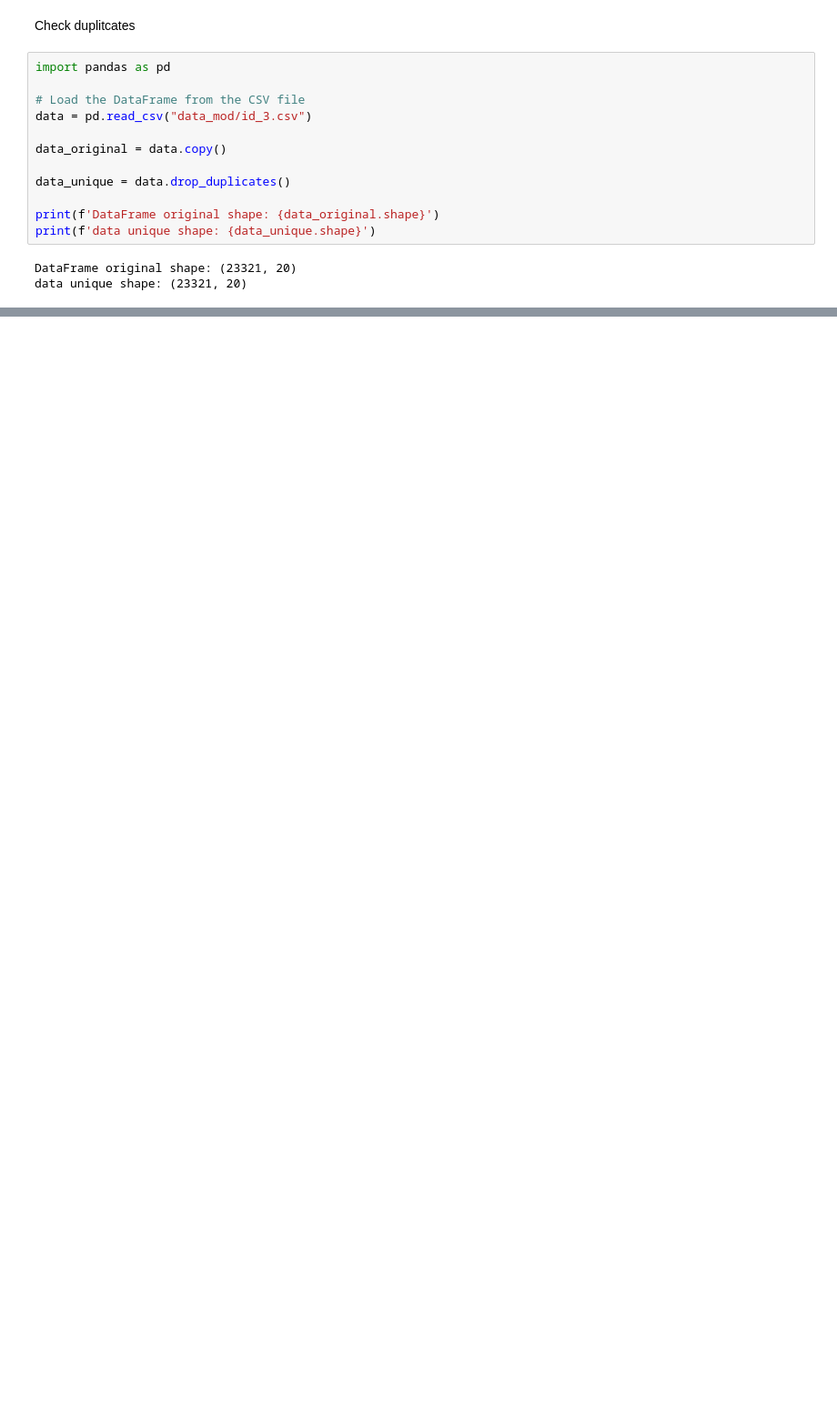
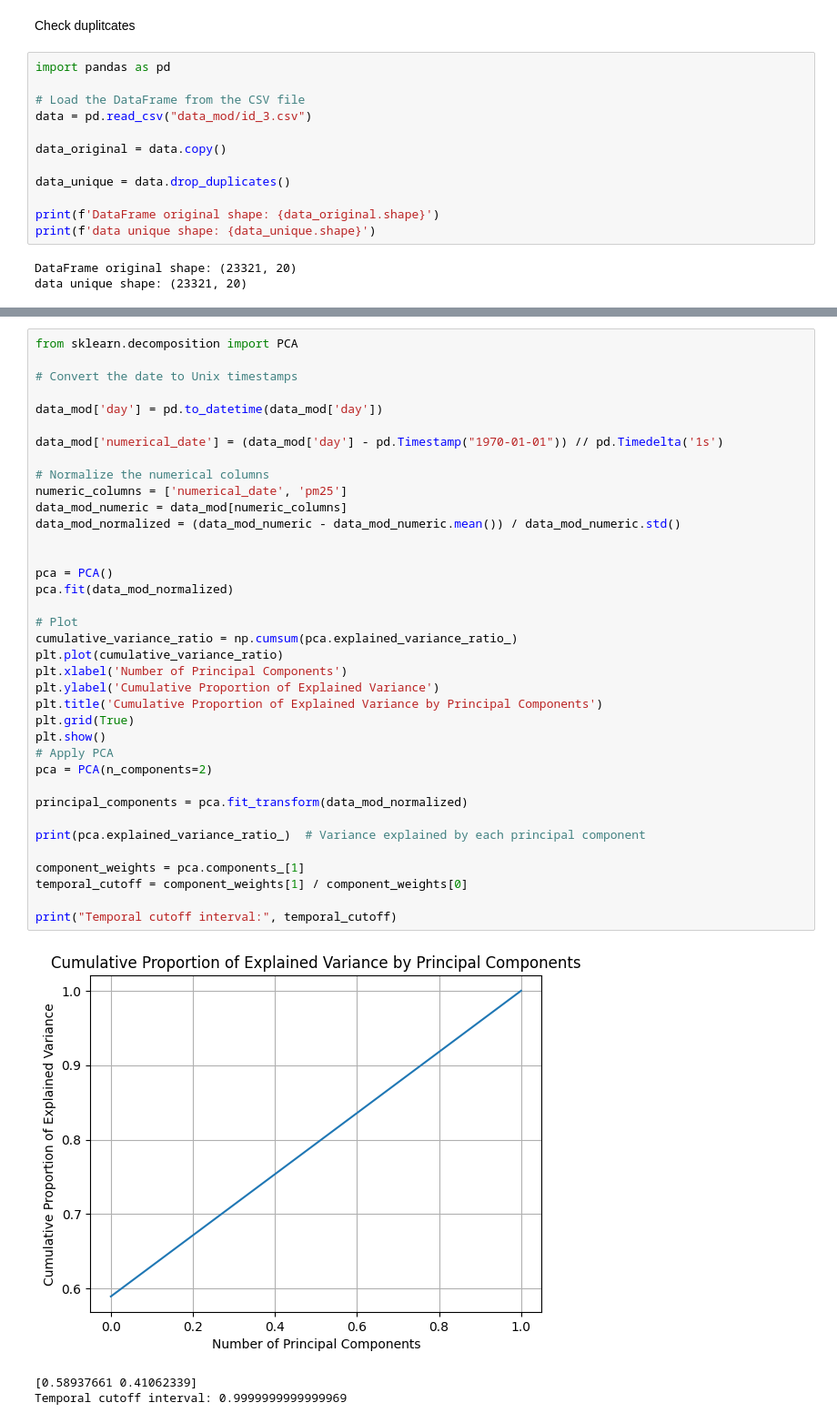
Before and after one commit to alexspf/bk_pm25_pred, a Jupyter notebook: best_cut.ipynb, the cells around one changed output, grey strips where cells are left out. Shown: that part at 91% size. Drawn from its saved outputs; the diff is of its cells as text; blank space fills up the shorter version.

```diff
--- a/best_cut.ipynb
+++ b/best_cut.ipynb
@@ -96,0 +107,41 @@ memory usage: 3.6+ MB
+# %%
+from sklearn.decomposition import PCA
+
+# Convert the date to Unix timestamps
+
+data_mod['day'] = pd.to_datetime(data_mod['day'])
+
+data_mod['numerical_date'] = (data_mod['day'] - pd.Timestamp("1970-01-01")) // pd.Timedelta('1s')
+
+# Normalize the numerical columns
+numeric_columns = ['numerical_date', 'pm25']
+data_mod_numeric = data_mod[numeric_columns]
+data_mod_normalized = (data_mod_numeric - data_mod_numeric.mean()) / data_mod_numeric.std()
+
+
+pca = PCA()
+pca.fit(data_mod_normalized)
+
+# Plot
+cumulative_variance_ratio = np.cumsum(pca.explained_variance_ratio_)
+plt.plot(cumulative_variance_ratio)
+plt.xlabel('Number of Principal Components')
+plt.ylabel('Cumulative Proportion of Explained Variance')
+plt.title('Cumulative Proportion of Explained Variance by Principal Components')
+plt.grid(True)
+plt.show()
+# Apply PCA
+pca = PCA(n_components=2)
+
+principal_components = pca.fit_transform(data_mod_normalized)
+
+print(pca.explained_variance_ratio_)  # Variance explained by each principal component
+
+component_weights = pca.components_[1]
+temporal_cutoff = component_weights[1] / component_weights[0]
+
+print("Temporal cutoff interval:", temporal_cutoff)
+# %% [output]
+[figure, added]
+[0.58937661 0.41062339]
+Temporal cutoff interval: 0.9999999999999969
```
Also changed, not shown: parts of 6 cells of this notebook, 2 other files.
